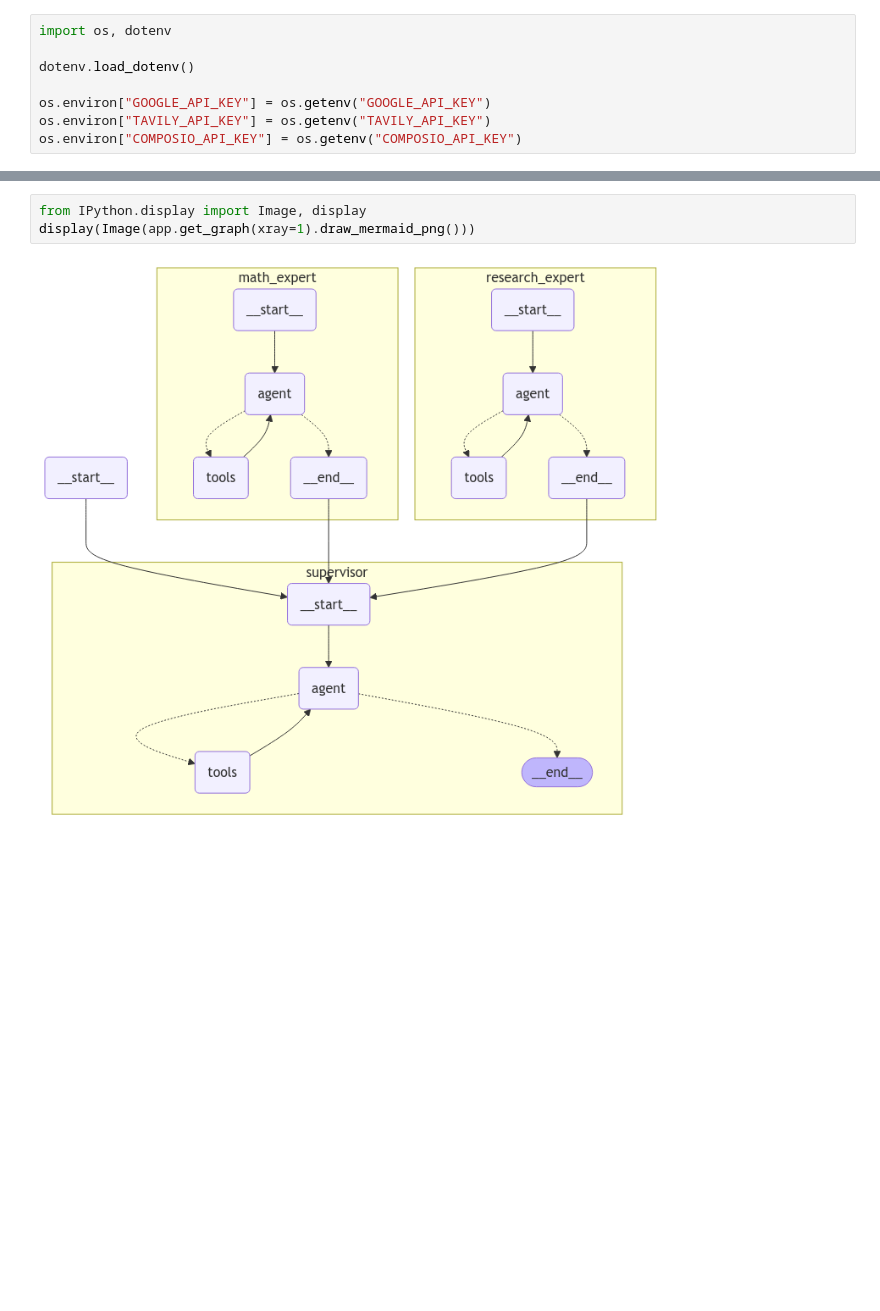
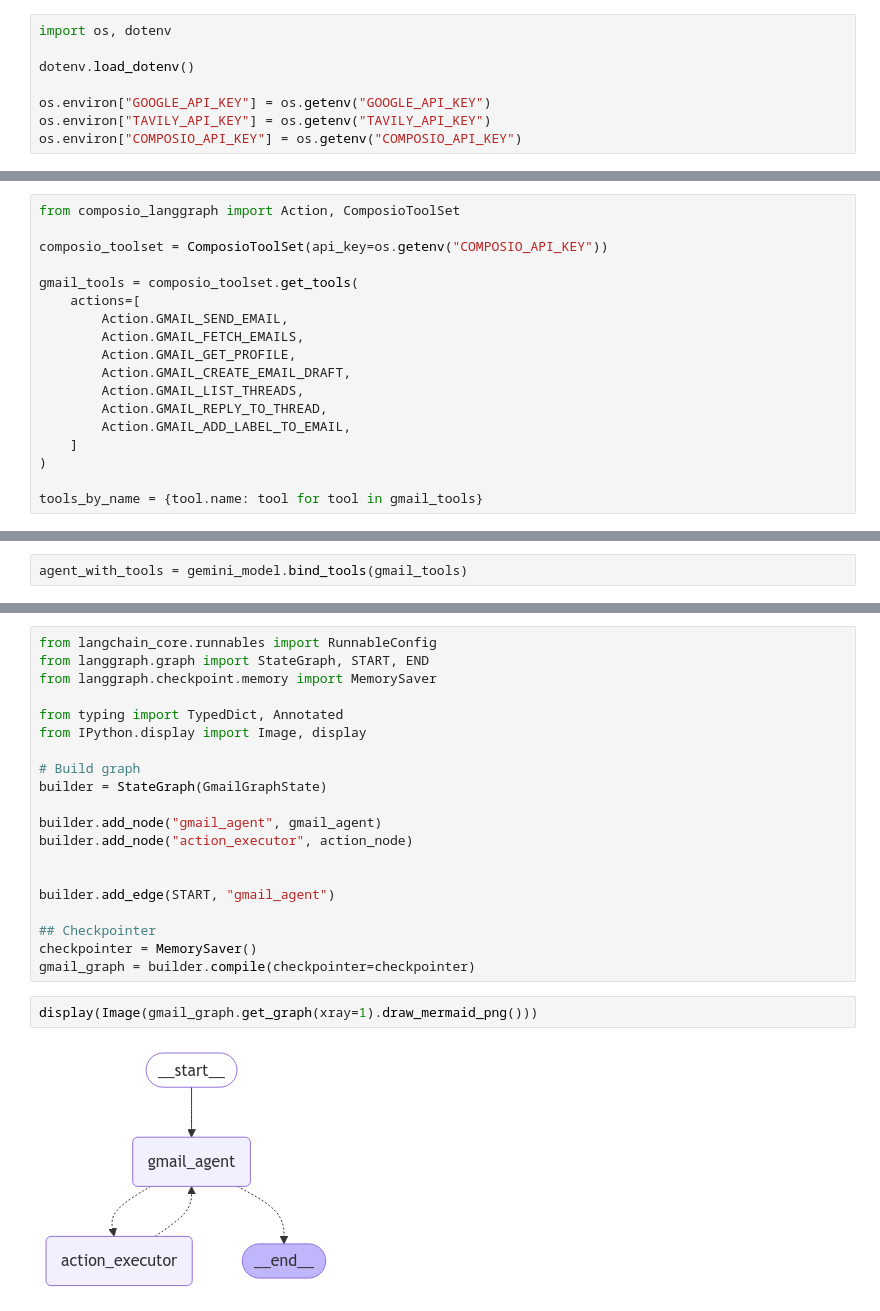
Before and after one commit to aasherkamal216/Project_Aztrogent, a Jupyter notebook: notebooks/email_agent.ipynb, the cells around one changed output, grey strips where cells are left out. Saved outputs shown, nothing was run; the diff lists cells and outputs as text; blank space fills up the shorter version.

Commit message:
updated agent

```diff
--- a/notebooks/email_agent.ipynb
+++ b/notebooks/email_agent.ipynb
@@ -63,0 +22,18 @@ app = workflow.compile(checkpointer=MemorySaver())
+# %%
+from composio_langgraph import Action, ComposioToolSet
+
+composio_toolset = ComposioToolSet(api_key=os.getenv("COMPOSIO_API_KEY"))
+
+gmail_tools = composio_toolset.get_tools(
+    actions=[
+        Action.GMAIL_SEND_EMAIL,
+        Action.GMAIL_FETCH_EMAILS,
+        Action.GMAIL_GET_PROFILE,
+        Action.GMAIL_CREATE_EMAIL_DRAFT,
+        Action.GMAIL_LIST_THREADS,
+        Action.GMAIL_REPLY_TO_THREAD,
+        Action.GMAIL_ADD_LABEL_TO_EMAIL,
+    ]
+)
+
+tools_by_name = {tool.name: tool for tool in gmail_tools}
@@ -63,0 +50,2 @@ app = workflow.compile(checkpointer=MemorySaver())
+# %%
+agent_with_tools = gemini_model.bind_tools(gmail_tools)
@@ -64,5 +140,24 @@ app = workflow.compile(checkpointer=MemorySaver())
+# %%
+from langchain_core.runnables import RunnableConfig
+from langgraph.graph import StateGraph, START, END
+from langgraph.checkpoint.memory import MemorySaver
+
+from typing import TypedDict, Annotated
+from IPython.display import Image, display
+
+# Build graph
+builder = StateGraph(GmailGraphState)
+
+builder.add_node("gmail_agent", gmail_agent)
+builder.add_node("action_executor", action_node)
+
+
+builder.add_edge(START, "gmail_agent")
+
+## Checkpointer
+checkpointer = MemorySaver()
+gmail_graph = builder.compile(checkpointer=checkpointer)
 # %%
-from IPython.display import Image, display
-display(Image(app.get_graph(xray=1).draw_mermaid_png()))
+display(Image(gmail_graph.get_graph(xray=1).draw_mermaid_png()))
 # %% [output]
-[figure, old version]
+[figure, new version]
```
Also changed, not shown: parts of 18 cells of this notebook, 1 other file.
